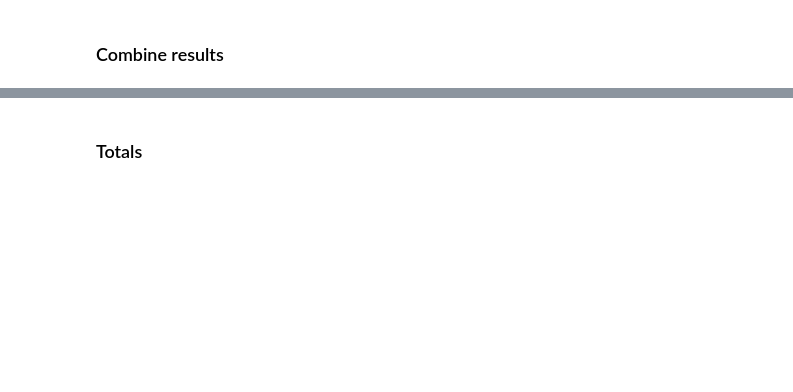
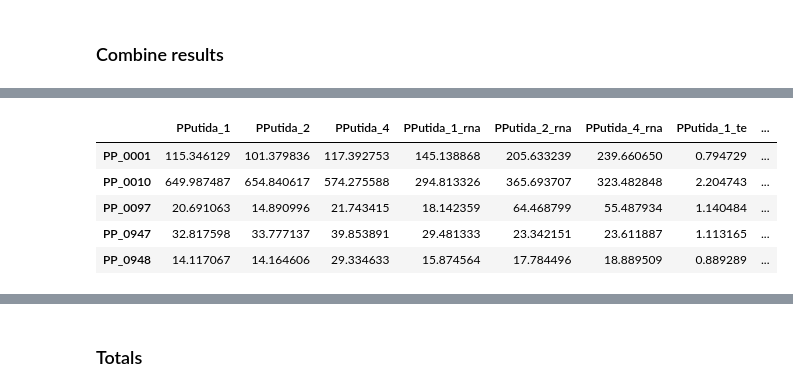
Before and after one commit to jdtibochab/pputidame, a Jupyter notebook: 4.OmicsAllocation.ipynb, the cells around one changed output, grey strips where cells are left out. Saved outputs shown, nothing was run; the diff lists cells and outputs as text; code cells hidden in the pictures; blank space fills up the shorter version.

```diff
--- a/4.OmicsAllocation.ipynb
+++ b/4.OmicsAllocation.ipynb
@@ -90,0 +92,20 @@ ResultsAnnotated.head()
+# %%
+NormalizedRibo = ribo.div(ribo.sum())*1e6
+NormalizedRNA = rna.div(rna.sum())*1e6
+NormalizedTE = NormalizedRibo.div(NormalizedRNA,axis=0)
+# Results = NormalizedRibo.join(NormalizedRNA,rsuffix="_rna").join(NormalizedTE,rsuffix="_te").join(pred)
+Results = pandas.concat([NormalizedRibo,
+                         NormalizedRNA.rename(columns={s:s+"_rna" for s in samples}),
+                         NormalizedTE.rename(columns={s:s+"_te" for s in samples}),
+                         pred
+                           ],
+                           axis=1)
+ResultsAnnotated = pandas.concat([Results,Annotation],axis=1).loc[Results.index]
+ResultsAnnotated.head()
+# %% [output]
+|  | PPutida_1 | PPutida_2 | PPutida_4 | PPutida_1_rna | PPutida_2_rna | PPutida_4_rna | PPutida_1_te | ... |
+| PP_0001 | 115.346129 | 101.379836 | 117.392753 | 145.138868 | 205.633239 | 239.660650 | 0.794729 | ... |
+| PP_0010 | 649.987487 | 654.840617 | 574.275588 | 294.813326 | 365.693707 | 323.482848 | 2.204743 | ... |
+| PP_0097 | 20.691063 | 14.890996 | 21.743415 | 18.142359 | 64.468799 | 55.487934 | 1.140484 | ... |
+| PP_0947 | 32.817598 | 33.777137 | 39.853891 | 29.481333 | 23.342151 | 23.611887 | 1.113165 | ... |
+| PP_0948 | 14.117067 | 14.164606 | 29.334633 | 15.874564 | 17.784496 | 18.889509 | 0.889289 | ... |
```
Also changed, not shown: parts of 9 cells of this notebook, 45 other files.
